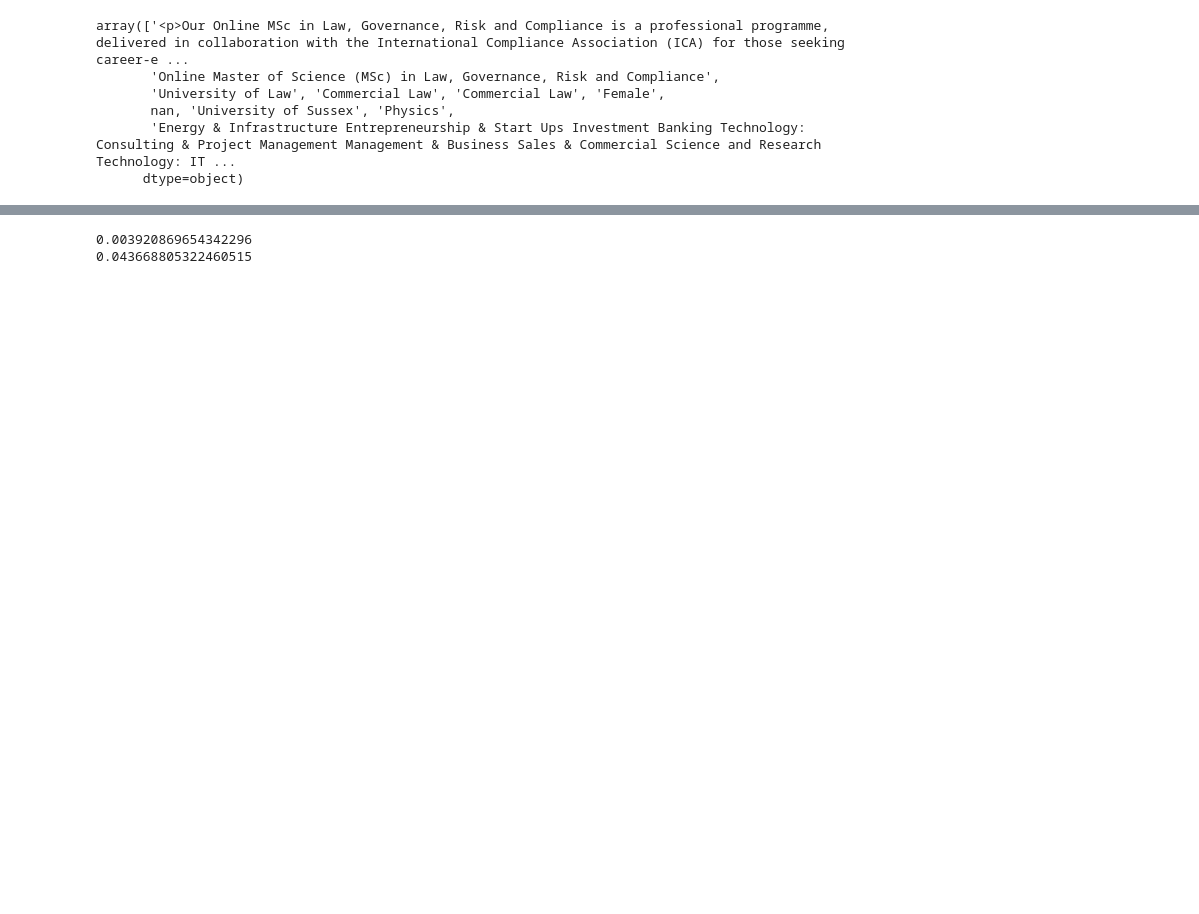
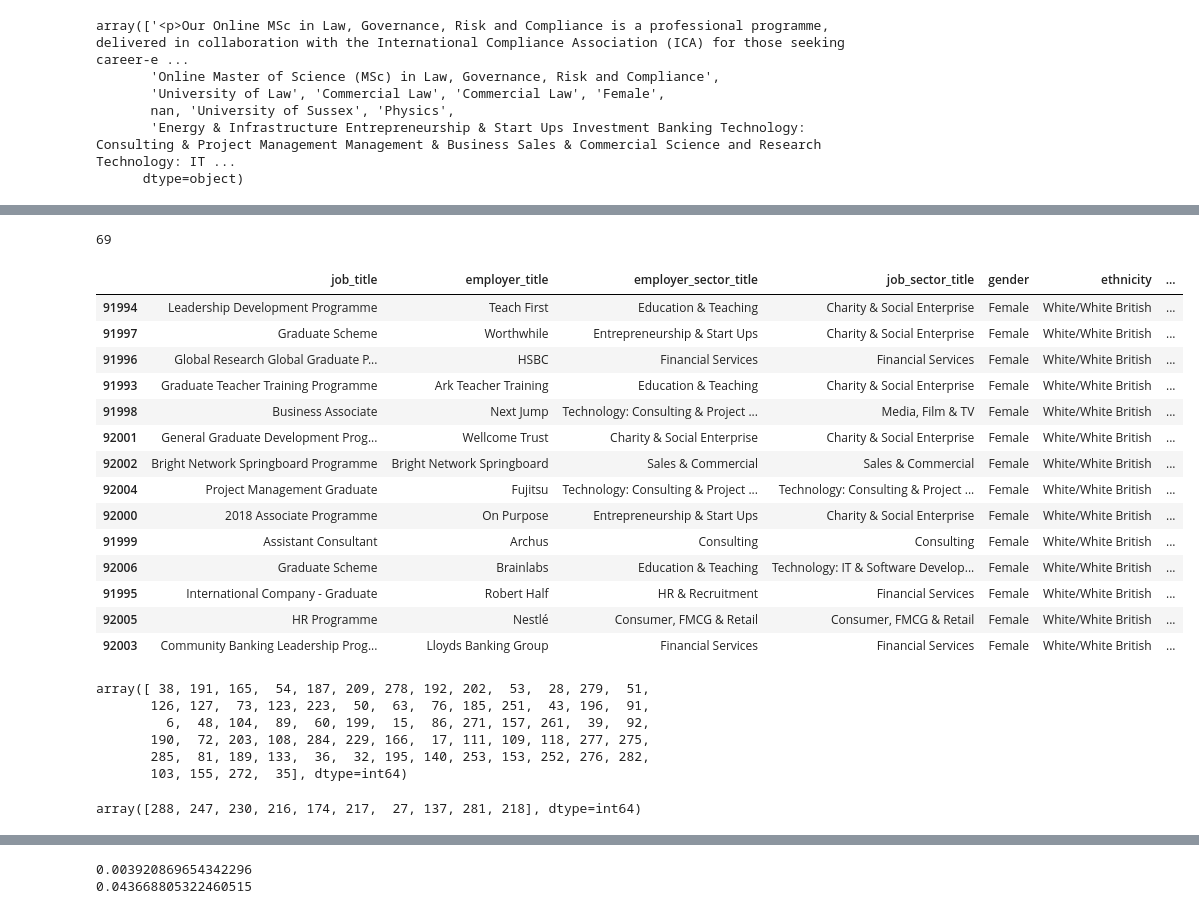
Before and after one commit to Lassanabright/Bright_Network-Data_Science, a Jupyter notebook: Word_Embedding.ipynb, the cells around one changed output, grey strips where cells are left out. Saved outputs shown, nothing was run; the diff lists cells and outputs as text; code cells hidden in the pictures; blank space fills up the shorter version.

```diff
--- a/Word_Embedding.ipynb
+++ b/Word_Embedding.ipynb
@@ -1256,0 +1400,4 @@ array([ 0.17967218, -0.17330869, -0.09473395,  0.4736949 ,  0.04934678,
+# %%
+sum(recommendations)
+# %% [output]
+69
@@ -1256,0 +1406,32 @@ array([ 0.17967218, -0.17330869, -0.09473395,  0.4736949 ,  0.04934678,
+# %%
+train[train["user_id"]==155182][['job_title','employer_title', 'employer_sector_title', 'job_sector_title', 'gender',
+       'ethnicity', 'university_name', 'degree_subject_name', 'user_preference']].tail(200)
+# %% [output]
+|  | job_title | employer_title | employer_sector_title | job_sector_title | gender | ethnicity | ... |
+| 91994 | Leadership Development Programme | Teach First | Education & Teaching | Charity & Social Enterprise | Female | White/White British | ... |
+| 91997 | Graduate Scheme | Worthwhile | Entrepreneurship & Start Ups | Charity & Social Enterprise | Female | White/White British | ... |
+| 91996 | Global Research Global Graduate P... | HSBC | Financial Services | Financial Services | Female | White/White British | ... |
+| 91993 | Graduate Teacher Training Programme | Ark Teacher Training | Education & Teaching | Charity & Social Enterprise | Female | White/White British | ... |
+| 91998 | Business Associate | Next Jump | Technology: Consulting & Project ... | Media, Film & TV | Female | White/White British | ... |
+| 92001 | General Graduate Development Prog... | Wellcome Trust | Charity & Social Enterprise | Charity & Social Enterprise | Female | White/White British | ... |
+| 92002 | Bright Network Springboard Programme | Bright Network Springboard | Sales & Commercial | Sales & Commercial | Female | White/White British | ... |
+| 92004 | Project Management Graduate | Fujitsu | Technology: Consulting & Project ... | Technology: Consulting & Project ... | Female | White/White British | ... |
+| 92000 | 2018 Associate Programme | On Purpose | Entrepreneurship & Start Ups | Charity & Social Enterprise | Female | White/White British | ... |
+| 91999 | Assistant Consultant | Archus | Consulting | Consulting | Female | White/White British | ... |
+| 92006 | Graduate Scheme | Brainlabs | Education & Teaching | Technology: IT & Software Develop... | Female | White/White British | ... |
+| 91995 | International Company - Graduate | Robert Half | HR & Recruitment | Financial Services | Female | White/White British | ... |
+| 92005 | HR Programme | Nestlé | Consumer, FMCG & Retail | Consumer, FMCG & Retail | Female | White/White British | ... |
+| 92003 | Community Banking Leadership Prog... | Lloyds Banking Group | Financial Services | Financial Services | Female | White/White British | ... |
+# %%
+recommended_jobs
+# %% [output]
+array([ 38, 191, 165,  54, 187, 209, 278, 192, 202,  53,  28, 279,  51,
+       126, 127,  73, 123, 223,  50,  63,  76, 185, 251,  43, 196,  91,
+         6,  48, 104,  89,  60, 199,  15,  86, 271, 157, 261,  39,  92,
+       190,  72, 203, 108, 284, 229, 166,  17, 111, 109, 118, 277, 275,
+       285,  81, 189, 133,  36,  32, 195, 140, 253, 153, 252, 276, 282,
+       103, 155, 272,  35], dtype=int64)
+# %%
+rank_jobs[-10:]
+# %% [output]
+array([288, 247, 230, 216, 174, 217,  27, 137, 281, 218], dtype=int64)
```
Also changed, not shown: parts of 67 cells of this notebook, 1 other file.
